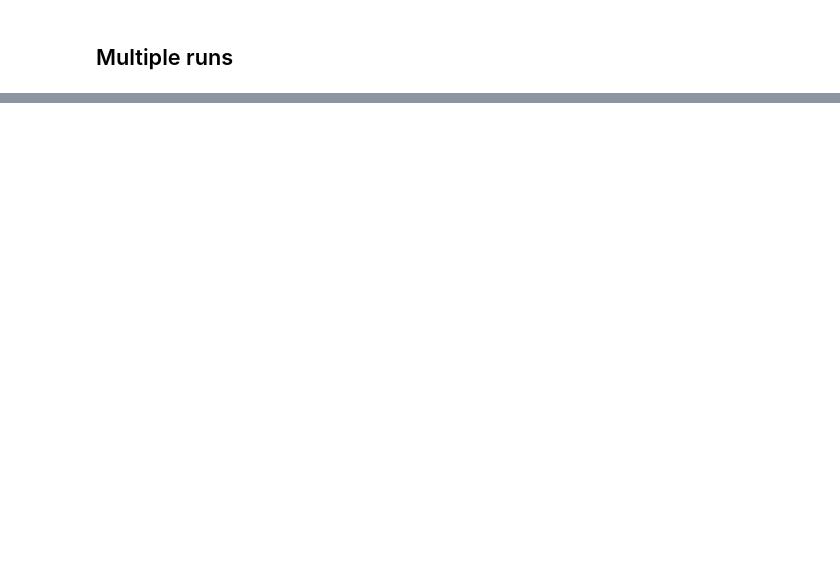
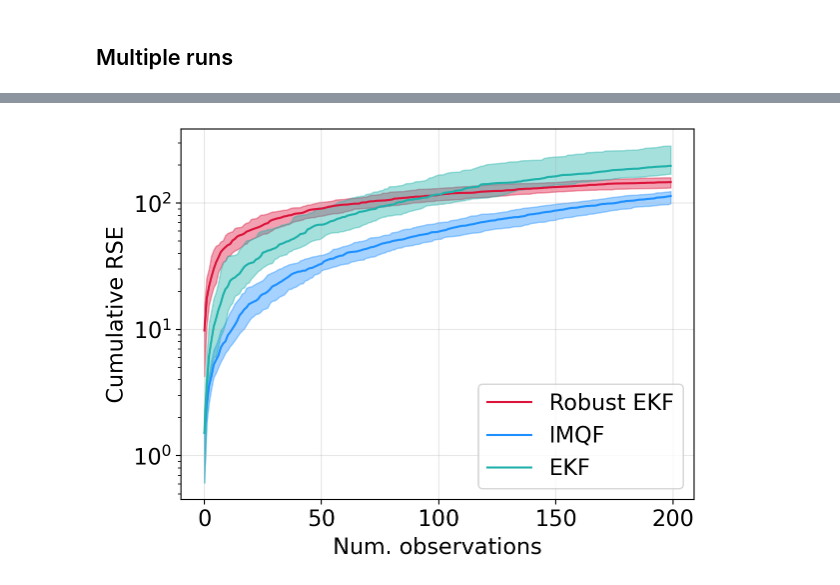
Before and after one commit to gerdm/weighted-likelihood-filter, a Jupyter notebook: experiments/online-mlp-training.ipynb, the cells around one changed output, grey strips where cells are left out. Drawn from its saved outputs; the diff is of its cells as text; code cells hidden in the pictures; blank space fills up the shorter version.

```diff
--- a/experiments/online-mlp-training.ipynb
+++ b/experiments/online-mlp-training.ipynb
@@ -179,3 +194,26 @@ Wall time: 18.2 s
+# %%
+def running_mean(errs):
+    errs = errs[:, :]
+    _, nsteps = errs.shape
+    # return np.power(errs, 2).cumsum(axis=1) / np.arange(1, nsteps + 1)[None]
+    return jnp.sqrt(np.power(errs, 2).cumsum(axis=1))
+
+errs_rmean = jax.tree_map(running_mean, errs_osa)
+# %%
+for method in cmap:
+    plt.plot(np.nanquantile(errs_rmean[method], 0.5, axis=0), c=cmap[method], label=method)
+    vmin, vmax = np.nanquantile(errs_rmean[method], [0.2, 0.8], axis=0)
+    plt.fill_between(np.arange(len(vmin)), vmin, vmax, color=cmap[method], alpha=0.4)
+
+plt.yscale("log")
+plt.legend()
+plt.grid(alpha=0.3)
+plt.xlabel("Num. observations")
+plt.ylabel("Cumulative RSE")
+plt.tight_layout()
+plt.savefig("./online-mlp-osa-benchmark.pdf")
+# %% [output]
+[figure, added]
 # %%
 results_df.describe()
 # %% [output]
```
Also changed, not shown: parts of 18 cells of this notebook.
